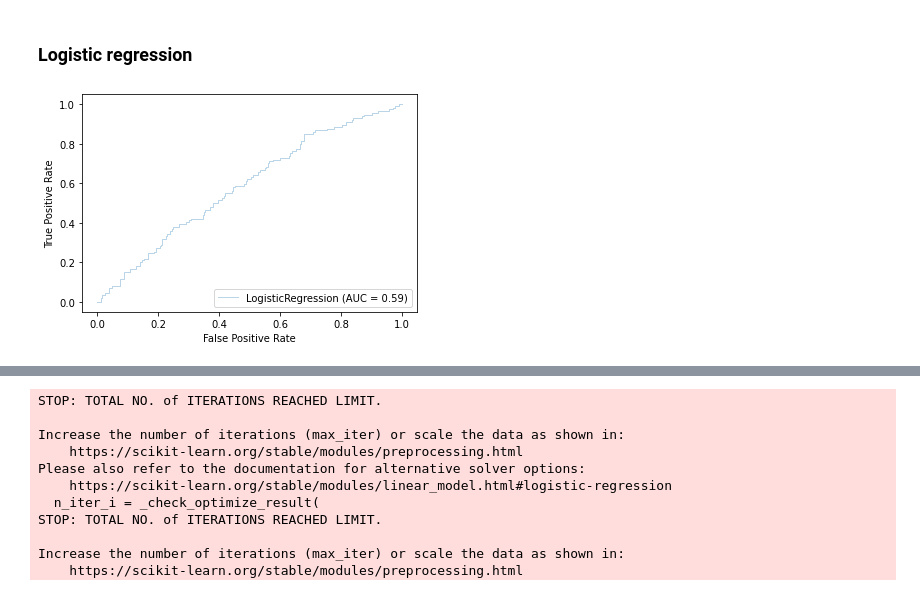
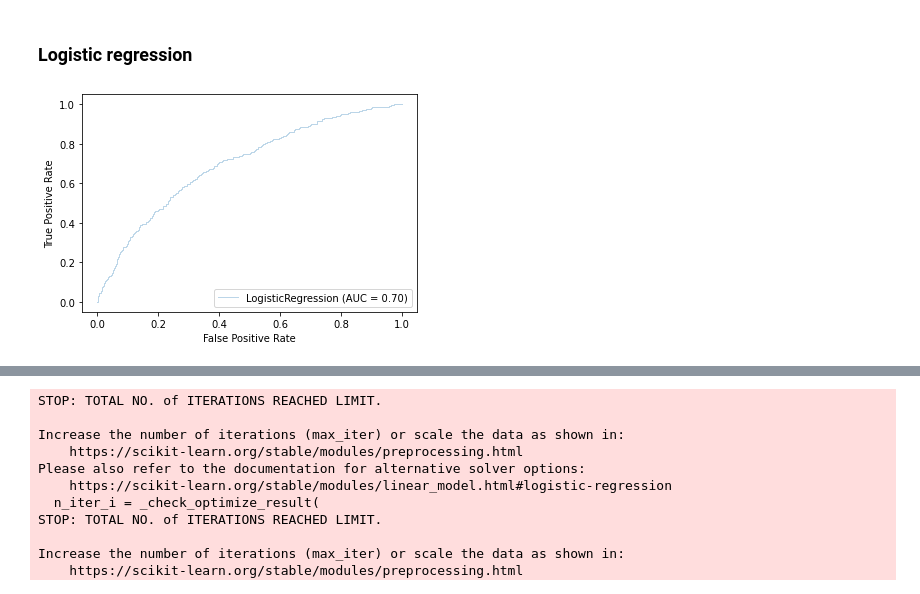
Before and after one commit to CS-433/cs-433-project-2-cough_classifier, a Jupyter notebook: src/notebooks/Models_+_Feature_Engineering_with_expert_features.ipynb, the cells around one changed output, grey strips where cells are left out. Drawn from its saved outputs; the diff is of its cells as text; code cells hidden in the pictures.

```diff
--- a/src/notebooks/Models_+_Feature_Engineering_with_expert_features.ipynb
+++ b/src/notebooks/Models_+_Feature_Engineering_with_expert_features.ipynb
@@ -114,9 +114,9 @@ X_no = dummy_code(X_no, columns = ['Gender', 'Resp_Condition', 'Symptoms'])
 # %% [markdown]
 ### Train and Test data
 # %%
-no_data_X_tr, no_labels_y_tr, no_data_X_te,  no_labels_y_te = train_test_split(X_no, no_labels)
-coarse_data_X_tr, coarse_labels_y_tr, coarse_data_X_te, coarse_labels_y_te = train_test_split(X_coarse, coarse_labels)
-fine_data_X_tr, fine_labels_y_tr, fine_data_X_te, fine_labels_y_te = train_test_split(X_fine, fine_labels)
+#no_data_X_tr, no_labels_y_tr, no_data_X_te,  no_labels_y_te = train_test_split(X_no, no_labels)
+#coarse_data_X_tr, coarse_labels_y_tr, coarse_data_X_te, coarse_labels_y_te = train_test_split(X_coarse, coarse_labels)
+#fine_data_X_tr, fine_labels_y_tr, fine_data_X_te, fine_labels_y_te = train_test_split(X_fine, fine_labels)
 # %% [markdown]
 ### Class imbalance
 # %%
@@ -197,10 +207,13 @@ fine_data = fine_data[cc]
 # %%
 logistic = LogisticRegression()
 logistic.fit(no_data_X_tr, no_labels_y_tr)
 
 fig, ax = plt.subplots()
-plot_roc_curve(logistic, no_data_X_te, no_labels_y_te,
+plot_roc_curve(logistic, no_data_X_tr, no_labels_y_tr,
                          alpha=0.3, lw=1, ax=ax)
+
+roc_auc_score()
+
 plt.show()
 # %% [output]
-[figure, old version]
+[figure, new version]
```
Also changed, not shown: parts of 12 cells of this notebook, 3 other files.
